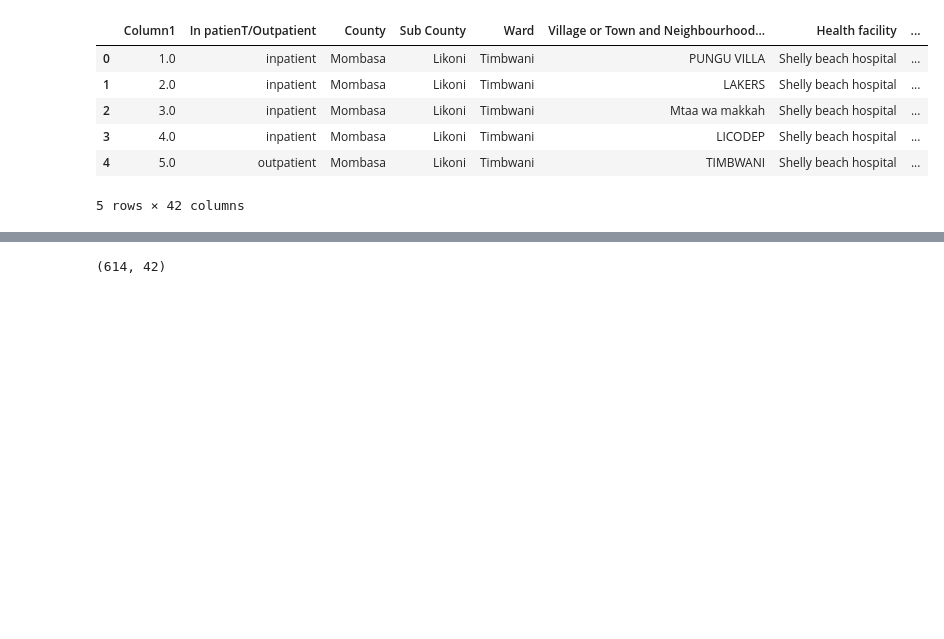
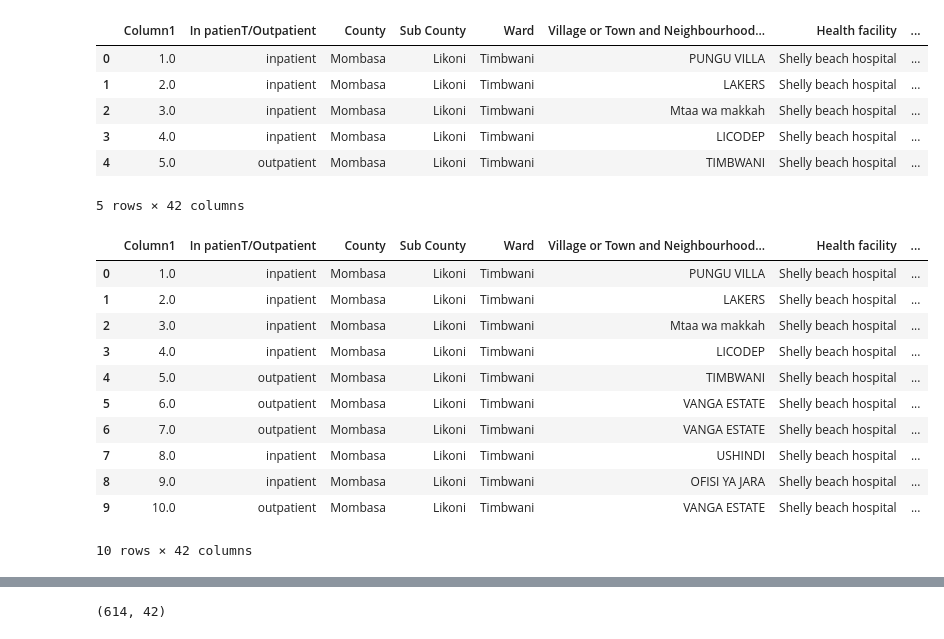
Before and after one commit to Victoria-ui227/chikungunya-model, a Jupyter notebook: descriptivescode.ipynb, the cells around one changed output, grey strips where cells are left out. Drawn from its saved outputs; the diff is of its cells as text; code cells hidden in the pictures; blank space fills up the shorter version.

```diff
--- a/descriptivescode.ipynb
+++ b/descriptivescode.ipynb
@@ -39,3 +37,18 @@ chicks.head()
 | 3 | 4.0 | inpatient | Mombasa | Likoni | Timbwani | LICODEP | Shelly beach hospital | ... |
 | 4 | 5.0 | outpatient | Mombasa | Likoni | Timbwani | TIMBWANI | Shelly beach hospital | ... |
 5 rows × 42 columns
+# %%
+chicks.head(10)
+# %% [output]
+|  | Column1 | In patienT/Outpatient | County | Sub County | Ward | Village or Town and Neighbourhood... | Health facility | ... |
+| 0 | 1.0 | inpatient | Mombasa | Likoni | Timbwani | PUNGU VILLA | Shelly beach hospital | ... |
+| 1 | 2.0 | inpatient | Mombasa | Likoni | Timbwani | LAKERS | Shelly beach hospital | ... |
+| 2 | 3.0 | inpatient | Mombasa | Likoni | Timbwani | Mtaa wa makkah | Shelly beach hospital | ... |
+| 3 | 4.0 | inpatient | Mombasa | Likoni | Timbwani | LICODEP | Shelly beach hospital | ... |
+| 4 | 5.0 | outpatient | Mombasa | Likoni | Timbwani | TIMBWANI | Shelly beach hospital | ... |
+| 5 | 6.0 | outpatient | Mombasa | Likoni | Timbwani | VANGA ESTATE | Shelly beach hospital | ... |
+| 6 | 7.0 | outpatient | Mombasa | Likoni | Timbwani | VANGA ESTATE | Shelly beach hospital | ... |
+| 7 | 8.0 | inpatient | Mombasa | Likoni | Timbwani | USHINDI | Shelly beach hospital | ... |
+| 8 | 9.0 | inpatient | Mombasa | Likoni | Timbwani | OFISI YA JARA | Shelly beach hospital | ... |
+| 9 | 10.0 | outpatient | Mombasa | Likoni | Timbwani | VANGA ESTATE | Shelly beach hospital | ... |
+10 rows × 42 columns
```
Also changed, not shown: parts of 2 cells of this notebook, 11 other files.
